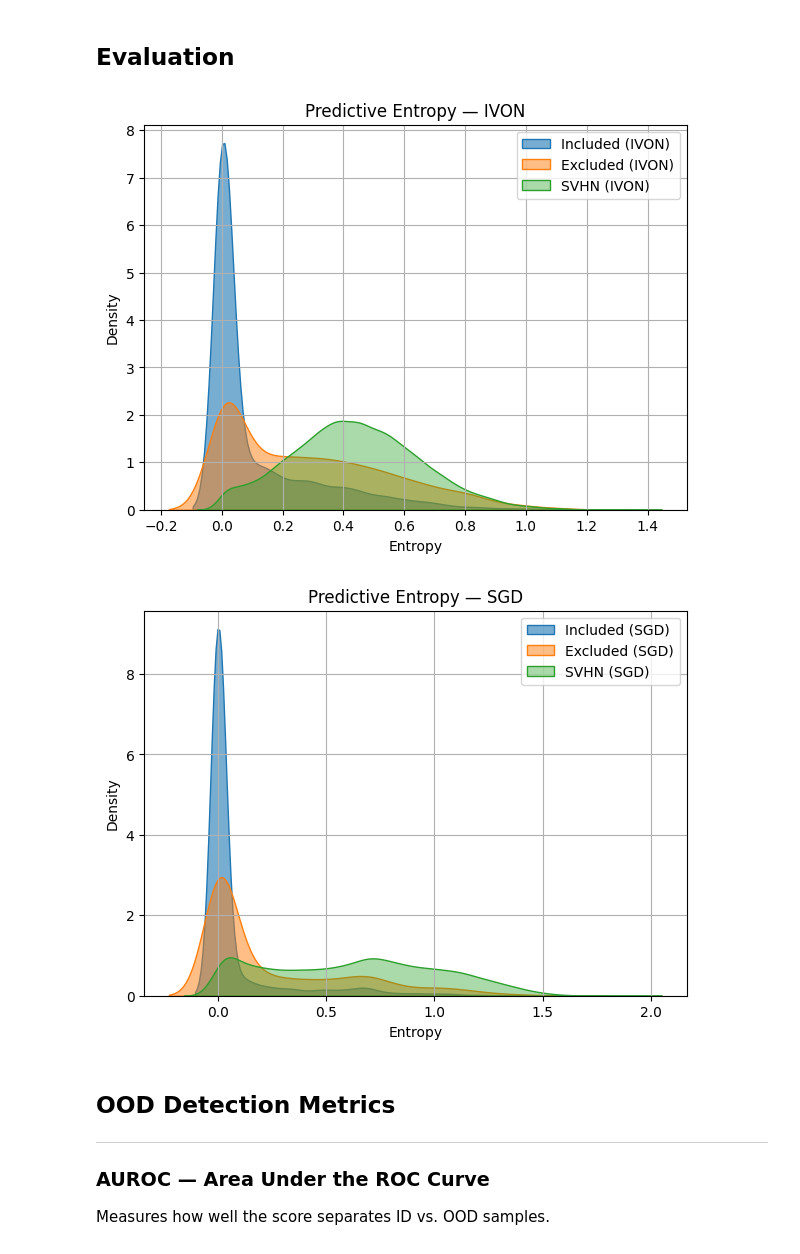
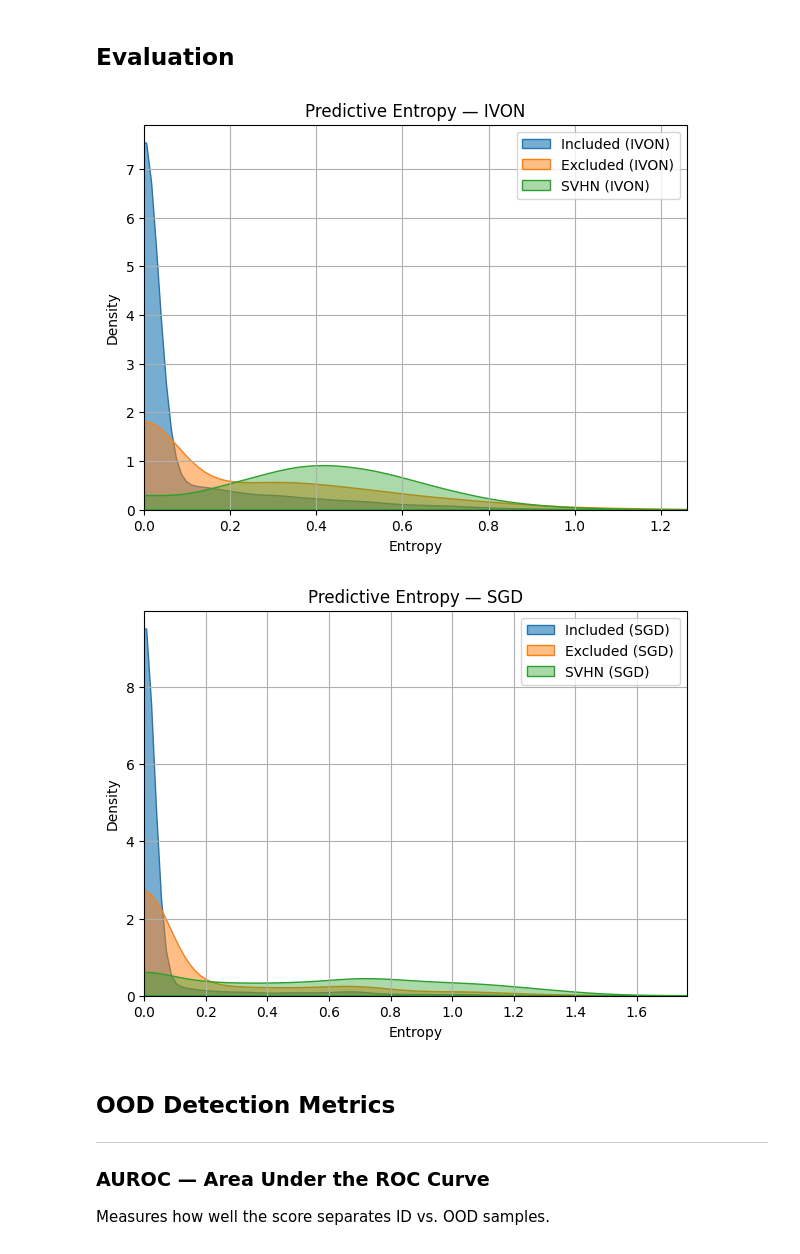
Before and after one commit to pontusherzen/IVON, a Jupyter notebook: OOD.ipynb, the cells around one changed output. Drawn from its saved outputs; the diff is of its cells as text; code cells hidden in the pictures.

Commit message:
Added code for positivity-constrained KDE plots

```diff
--- a/OOD.ipynb
+++ b/OOD.ipynb
@@ -417,41 +417,48 @@ entropy_included_ivon = get_entropy_ivon(model_ivon_excluded, optimizer_ivon_exc
 entropy_excluded_ivon = get_entropy_ivon(model_ivon_excluded, optimizer_ivon_excluded, cifar10_test_excluded_loader)
 entropy_svhn_ivon     = get_entropy_ivon(model_ivon_excluded, optimizer_ivon_excluded, svhn_loader)
 
 # ---- SGD ----
 entropy_included_sgd = get_entropy_sgd(model_sgd_excluded, cifar10_test_included_loader)
 entropy_excluded_sgd = get_entropy_sgd(model_sgd_excluded, cifar10_test_excluded_loader)
 entropy_svhn_sgd     = get_entropy_sgd(model_sgd_excluded, svhn_loader)
 
 
 # --------------------------------------------------------------
 # a3. KDE Plots — One for IVON, One for SGD
 # --------------------------------------------------------------
 
+def positive_kde(data, **kwargs):
+    """Makes a KDE plot where negative values have zero density."""
+    data = np.concatenate((data, -data), axis=0)
+    sns.kdeplot(data, **kwargs)
+    plt.xlim([0, None])
+
+
 # ---- Plot IVON ----
 plt.figure(figsize=(7,5))
-sns.kdeplot(entropy_included_ivon, fill=True, label="Included (IVON)", alpha=0.6)
-sns.kdeplot(entropy_excluded_ivon, fill=True, label="Excluded (IVON)", alpha=0.5)
-sns.kdeplot(entropy_svhn_ivon,     fill=True, label="SVHN (IVON)", alpha=0.4)
+positive_kde(entropy_included_ivon, fill=True, label="Included (IVON)", alpha=0.6)
+positive_kde(entropy_excluded_ivon, fill=True, label="Excluded (IVON)", alpha=0.5)
+positive_kde(entropy_svhn_ivon,     fill=True, label="SVHN (IVON)", alpha=0.4)
 plt.title("Predictive Entropy — IVON")
 plt.xlabel("Entropy")
 plt.legend()
 plt.grid(True)
 plt.show()
 
 
 # ---- Plot SGD ----
 plt.figure(figsize=(7,5))
-sns.kdeplot(entropy_included_sgd, fill=True, label="Included (SGD)", alpha=0.6)
-sns.kdeplot(entropy_excluded_sgd, fill=True, label="Excluded (SGD)", alpha=0.5)
-sns.kdeplot(entropy_svhn_sgd,     fill=True, label="SVHN (SGD)", alpha=0.4)
+positive_kde(entropy_included_sgd, fill=True, label="Included (SGD)", alpha=0.6)
+positive_kde(entropy_excluded_sgd, fill=True, label="Excluded (SGD)", alpha=0.5)
+positive_kde(entropy_svhn_sgd,     fill=True, label="SVHN (SGD)", alpha=0.4)
 plt.title("Predictive Entropy — SGD")
 plt.xlabel("Entropy")
 plt.legend()
 plt.grid(True)
 plt.show()
 # %% [output]
-[figure, old version]
+[figure, new version]
-[figure, old version]
+[figure, new version]
 # %% [markdown]
 ## OOD Detection Metrics
 
```
Also changed, not shown: parts of 1 cell of this notebook.
